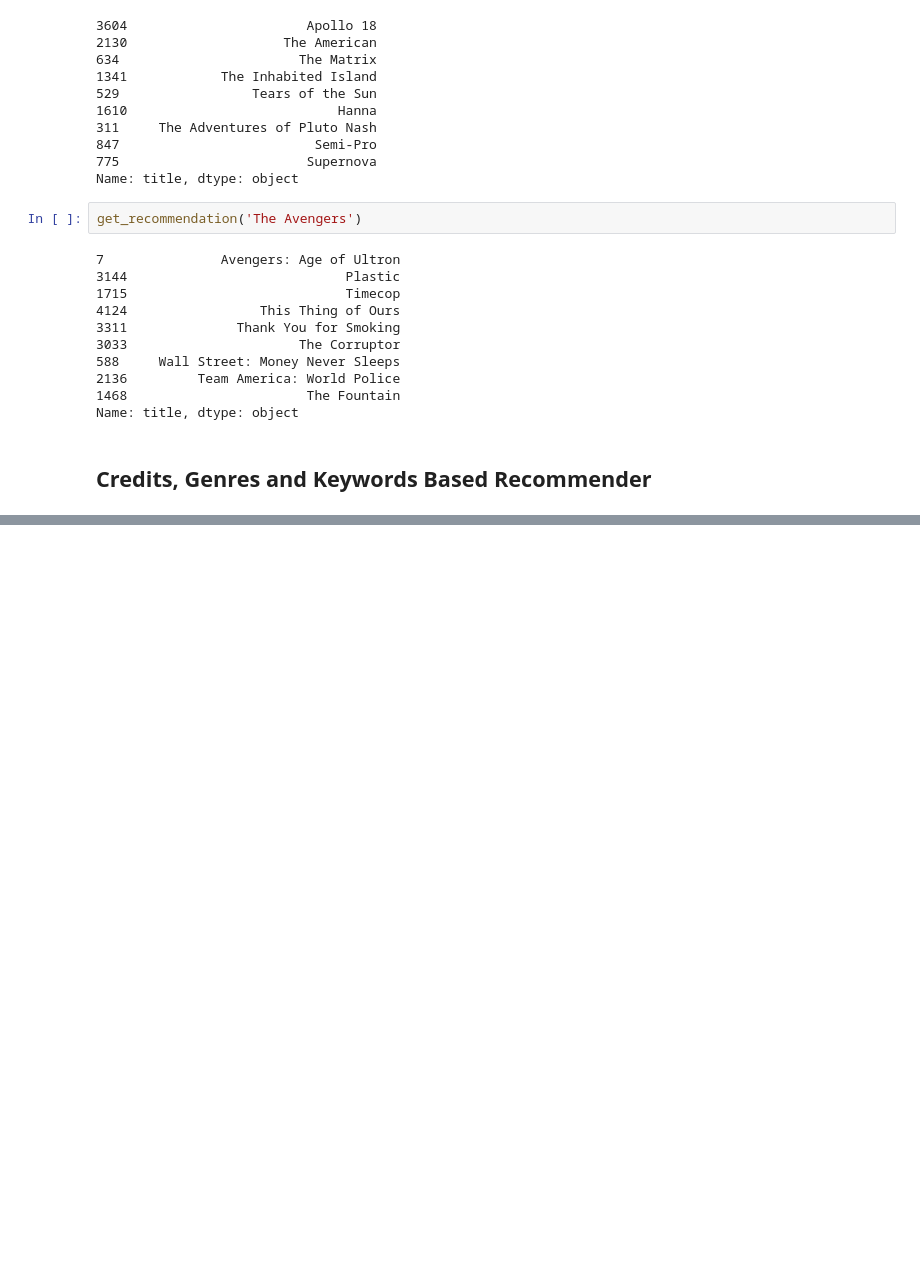
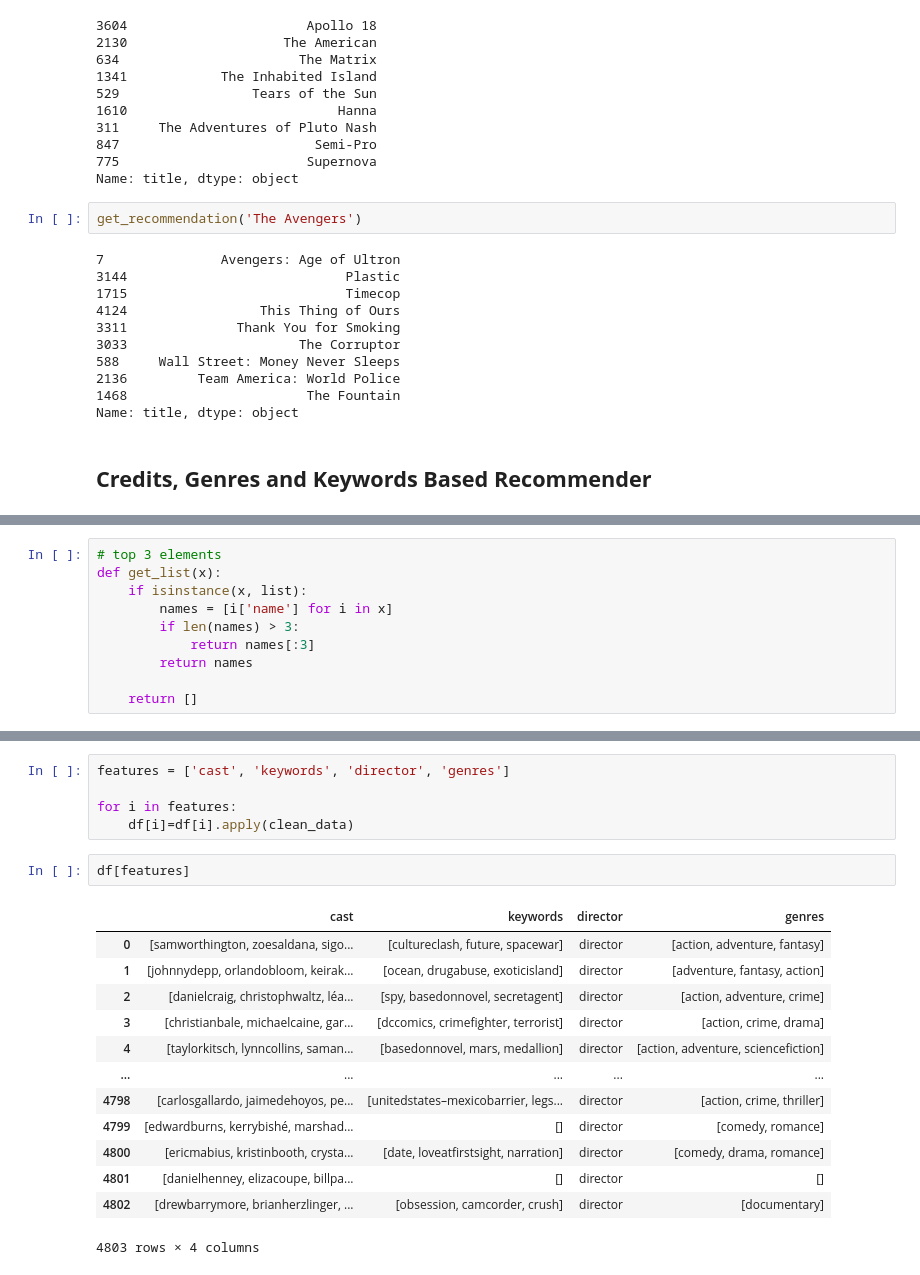
Before and after one commit to basavbamrah/movie-recommendation-system, a Jupyter notebook: Content-based.ipynb, the cells around one changed output, grey strips where cells are left out. Drawn from its saved outputs; the diff is of its cells as text; blank space fills up the shorter version.

```diff
--- a/Content-based.ipynb
+++ b/Content-based.ipynb
@@ -165,0 +220,10 @@ Name: title, dtype: object
+# %%
+# top 3 elements
+def get_list(x):
+    if isinstance(x, list):
+        names = [i['name'] for i in x]
+        if len(names) > 3:
+            return names[:3]
+        return names
+
+    return []
@@ -165,0 +257,21 @@ Name: title, dtype: object
+# %%
+features = ['cast', 'keywords', 'director', 'genres']
+
+for i in features:
+    df[i]=df[i].apply(clean_data)
+# %%
+df[features]
+# %% [output]
+|  | cast | keywords | director | genres |
+| 0 | [samworthington, zoesaldana, sigo... | [cultureclash, future, spacewar] | director | [action, adventure, fantasy] |
+| 1 | [johnnydepp, orlandobloom, keirak... | [ocean, drugabuse, exoticisland] | director | [adventure, fantasy, action] |
+| 2 | [danielcraig, christophwaltz, léa... | [spy, basedonnovel, secretagent] | director | [action, adventure, crime] |
+| 3 | [christianbale, michaelcaine, gar... | [dccomics, crimefighter, terrorist] | director | [action, crime, drama] |
+| 4 | [taylorkitsch, lynncollins, saman... | [basedonnovel, mars, medallion] | director | [action, adventure, sciencefiction] |
+| ... | ... | ... | ... | ... |
+| 4798 | [carlosgallardo, jaimedehoyos, pe... | [unitedstates–mexicobarrier, legs... | director | [action, crime, thriller] |
+| 4799 | [edwardburns, kerrybishé, marshad... | [] | director | [comedy, romance] |
+| 4800 | [ericmabius, kristinbooth, crysta... | [date, loveatfirstsight, narration] | director | [comedy, drama, romance] |
+| 4801 | [danielhenney, elizacoupe, billpa... | [] | director | [] |
+| 4802 | [drewbarrymore, brianherzlinger, ... | [obsession, camcorder, crush] | director | [documentary] |
+4803 rows × 4 columns
```
Also changed, not shown: parts of 19 cells of this notebook.
